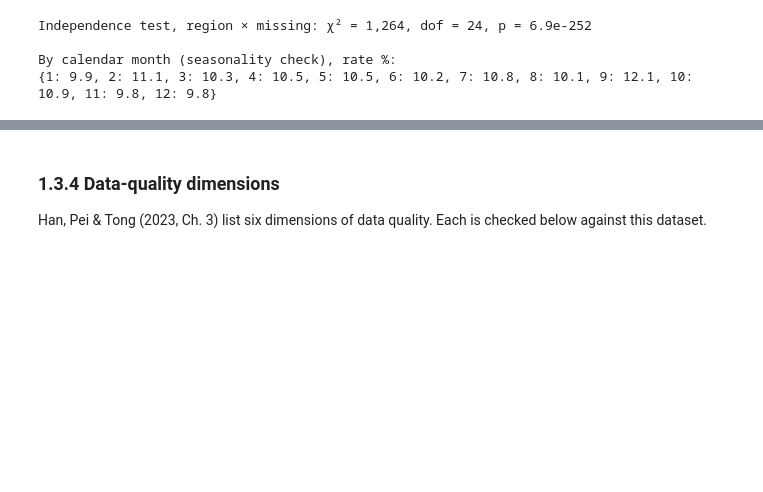
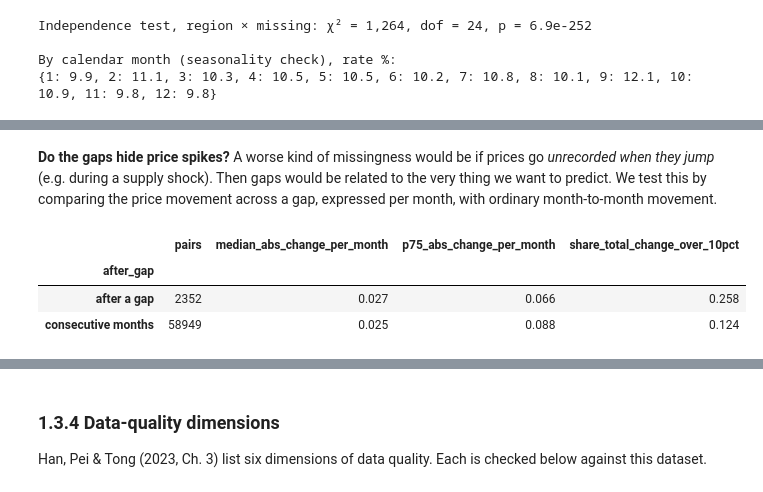
Before and after one commit to Shambhavi-DSAI2006/tanzania-food-price-spikes, a Jupyter notebook: Shambhavi_MiniProject.ipynb, the cells around one changed output, grey strips where cells are left out. Saved outputs shown, nothing was run; the diff lists cells and outputs as text; code cells hidden in the pictures; blank space fills up the shorter version.

```diff
--- a/Shambhavi_MiniProject.ipynb
+++ b/Shambhavi_MiniProject.ipynb
@@ -328,2 +328,27 @@ Year in which each series' LAST price appears:
 
 *Consequence for later sections:* because gaps depend on price type and region, any imputation must be done **within each series**, using **past months only** **[Condition 1]**, never with a global mean (Section 3).
+# %% [markdown]
+**Do the gaps hide price spikes?** A worse kind of missingness would be if prices go *unrecorded when they jump* (e.g. during a supply shock). Then gaps would be related to the very thing we want to predict. We test this by comparing the price movement across a gap, expressed per month, with ordinary month-to-month movement.
+# %%
+# Price movement across a gap vs ordinary consecutive months (KG and 100 KG series; prices in the same unit within a series)
+s = df[df["unit"].isin(["KG", "100 KG"])].sort_values(SERIES_KEY + ["month"]).copy()
+g = s.groupby(SERIES_KEY)
+s["prev_price"] = g["price"].shift()
+s["months_since_prev"] = (s["month"] - g["month"].shift()).apply(lambda x: x.n if pd.notna(x) else np.nan)
+s = s.dropna(subset=["months_since_prev"])
+s["after_gap"] = np.where(s["months_since_prev"] > 1, "after a gap", "consecutive months")
+s["total_change"] = s["price"] / s["prev_price"] - 1
+s["change_per_month"] = (s["price"] / s["prev_price"]) ** (1 / s["months_since_prev"]) - 1
+
+gap_check = s.groupby("after_gap").agg(
+    pairs=("price", "size"),
+    median_abs_change_per_month=("change_per_month", lambda x: x.abs().median()),
+    p75_abs_change_per_month=("change_per_month", lambda x: x.abs().quantile(0.75)),
+    share_total_change_over_10pct=("total_change", lambda x: (x > 0.10).mean()),
+).round(3)
+gap_check
+# %% [output]
+|  | pairs | median_abs_change_per_month | p75_abs_change_per_month | share_total_change_over_10pct |
+| after_gap |  |  |  |  |
+| after a gap | 2352 | 0.027 | 0.066 | 0.258 |
+| consecutive months | 58949 | 0.025 | 0.088 | 0.124 |
```
Also changed, not shown: parts of 4 cells of this notebook.
